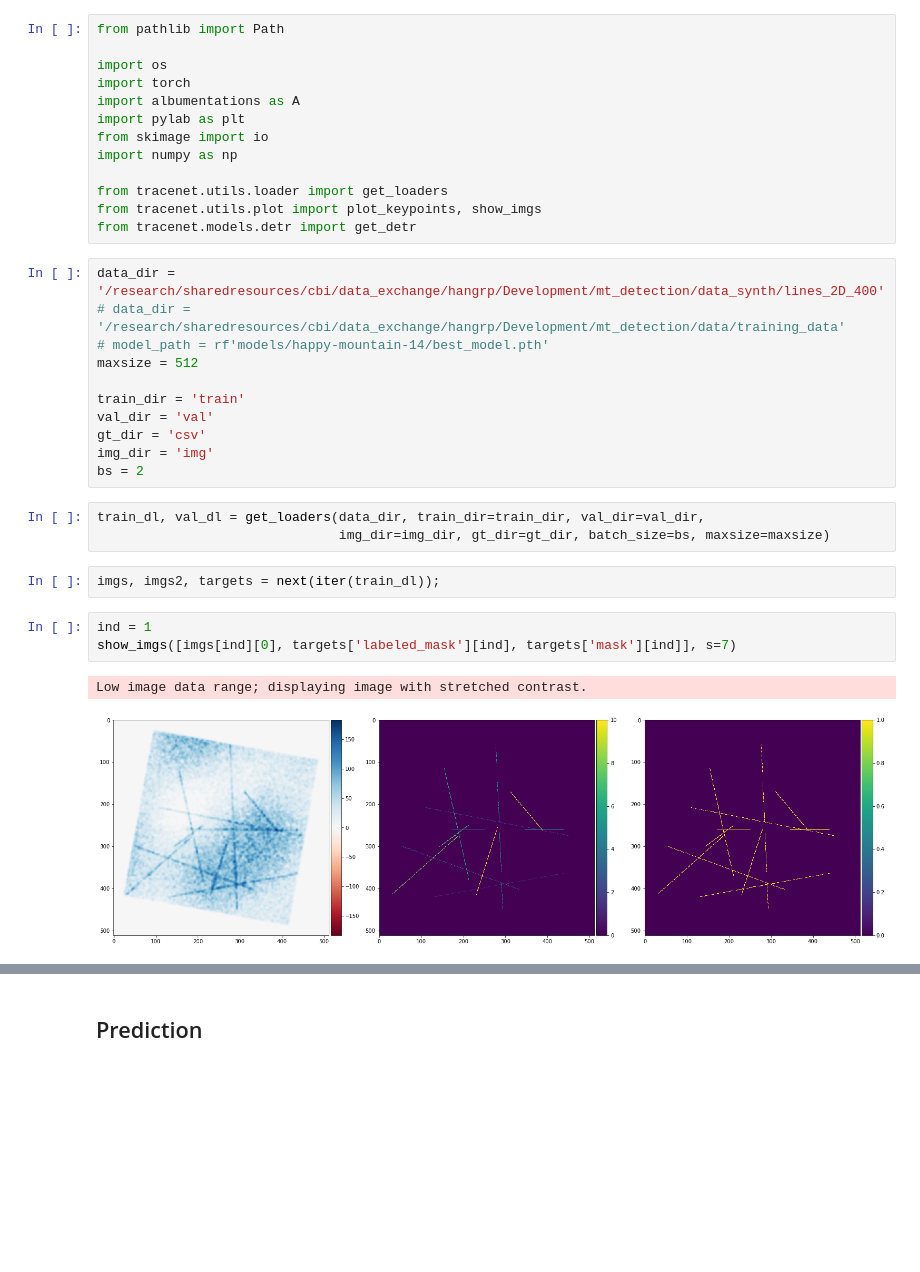
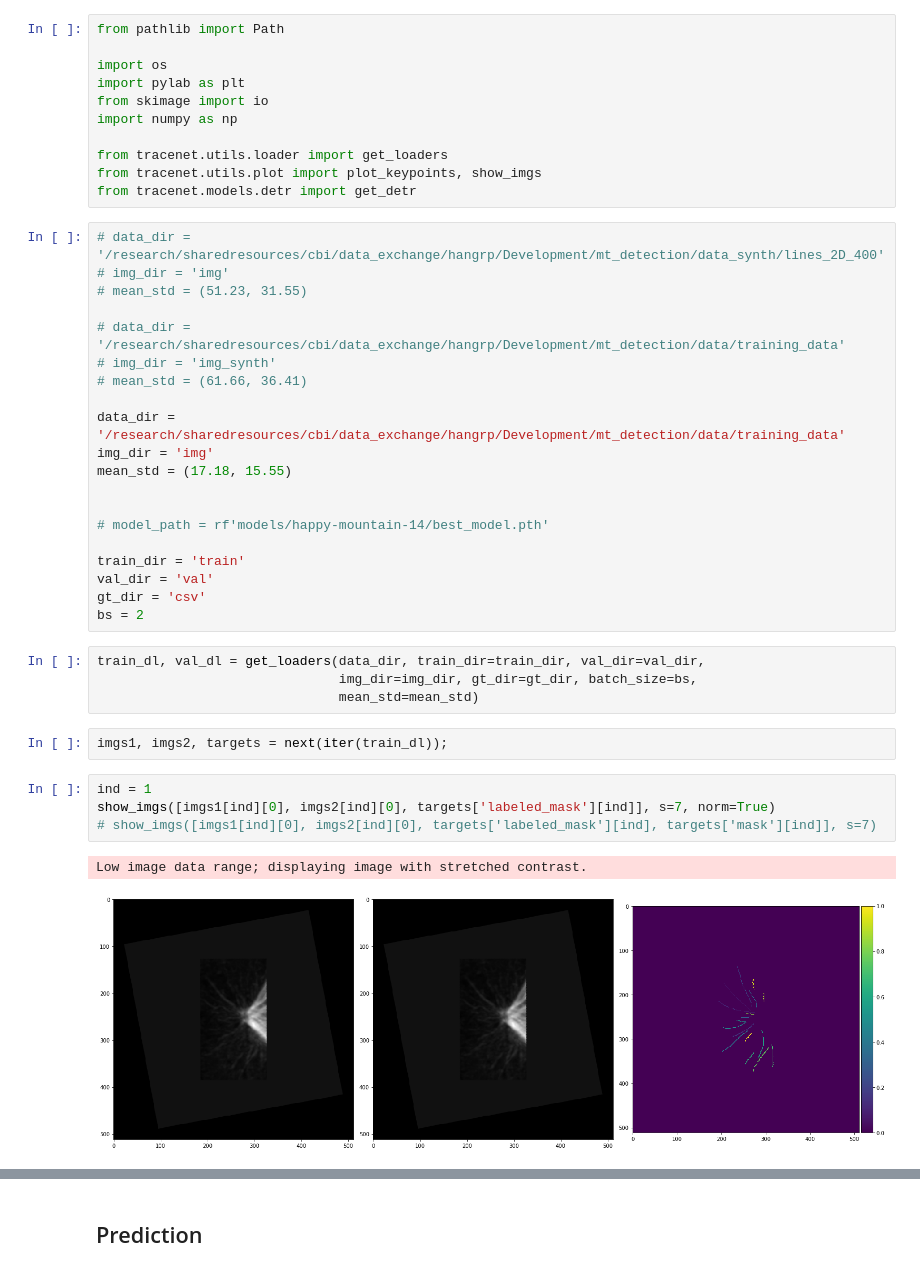
Before and after one commit to amedyukhina/trace-net, a Jupyter notebook: test_loading_and_prediction.ipynb, the cells around one changed output, grey strips where cells are left out. Cells and saved outputs as stored; diff of their text form; blank space fills up the shorter version.

```diff
--- a/test_loading_and_prediction.ipynb
+++ b/test_loading_and_prediction.ipynb
@@ -2,8 +10,6 @@
 from pathlib import Path
 
 import os
-import torch
-import albumentations as A
 import pylab as plt
 from skimage import io
 import numpy as np
@@ -12,26 +18,37 @@ from tracenet.utils.loader import get_loaders
 from tracenet.utils.plot import plot_keypoints, show_imgs
 from tracenet.models.detr import get_detr
 # %%
-data_dir = '/research/sharedresources/cbi/data_exchange/hangrp/Development/mt_detection/data_synth/lines_2D_400'
+# data_dir = '/research/sharedresources/cbi/data_exchange/hangrp/Development/mt_detection/data_synth/lines_2D_400'
+# img_dir = 'img'
+# mean_std = (51.23, 31.55)
+
 # data_dir = '/research/sharedresources/cbi/data_exchange/hangrp/Development/mt_detection/data/training_data'
+# img_dir = 'img_synth'
+# mean_std = (61.66, 36.41)
+
+data_dir = '/research/sharedresources/cbi/data_exchange/hangrp/Development/mt_detection/data/training_data'
+img_dir = 'img'
+mean_std = (17.18, 15.55)
+
+
 # model_path = rf'models/happy-mountain-14/best_model.pth'
-maxsize = 512
 
 train_dir = 'train'
 val_dir = 'val'
 gt_dir = 'csv'
-img_dir = 'img'
 bs = 2
 # %%
 train_dl, val_dl = get_loaders(data_dir, train_dir=train_dir, val_dir=val_dir,
-                               img_dir=img_dir, gt_dir=gt_dir, batch_size=bs, maxsize=maxsize)
+                               img_dir=img_dir, gt_dir=gt_dir, batch_size=bs,
+                               mean_std=mean_std)
 # %%
-imgs, imgs2, targets = next(iter(train_dl));
+imgs1, imgs2, targets = next(iter(train_dl));
 # %%
 ind = 1
-show_imgs([imgs[ind][0], targets['labeled_mask'][ind], targets['mask'][ind]], s=7)
+show_imgs([imgs1[ind][0], imgs2[ind][0], targets['labeled_mask'][ind]], s=7, norm=True)
+# show_imgs([imgs1[ind][0], imgs2[ind][0], targets['labeled_mask'][ind], targets['mask'][ind]], s=7)
 # %% [output]
 Low image data range; displaying image with stretched contrast.
-[figure, old version]
+[figure, new version]
 # %%
 ind = 1
```
Also changed, not shown: parts of 4 cells of this notebook.
